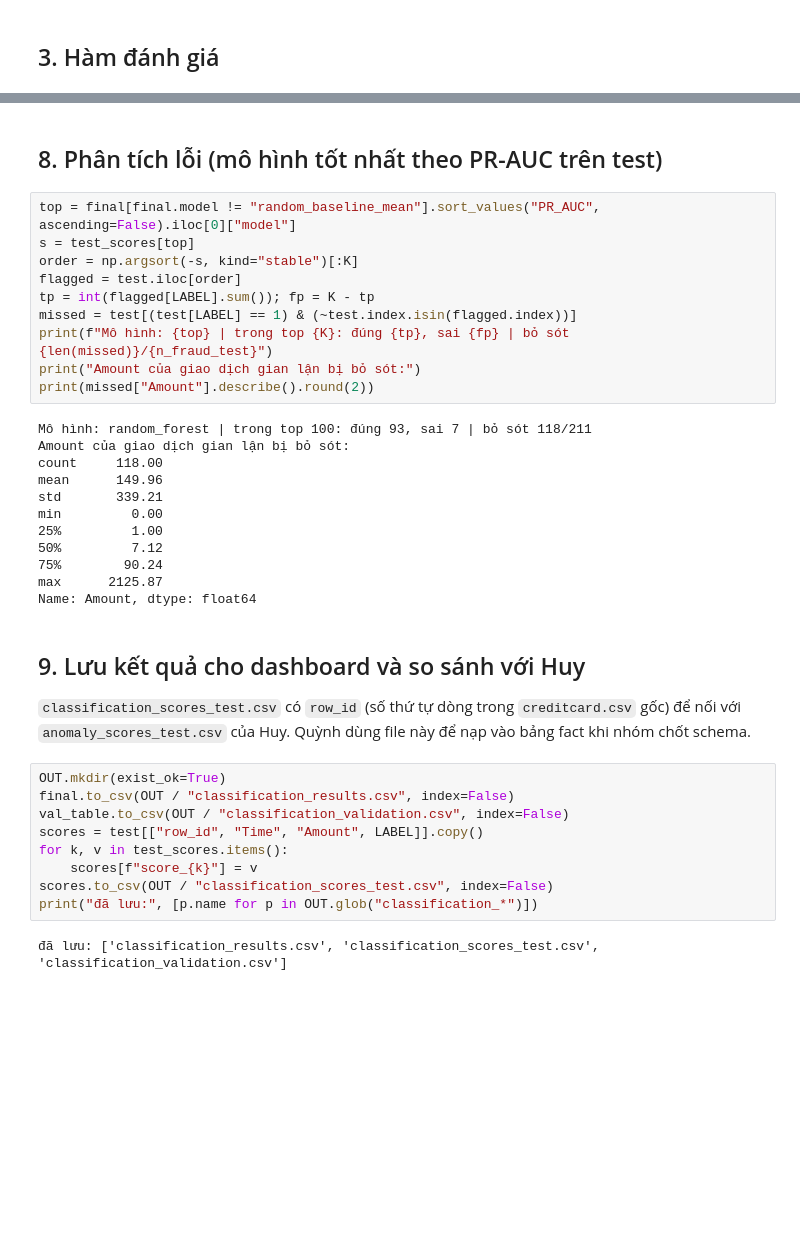
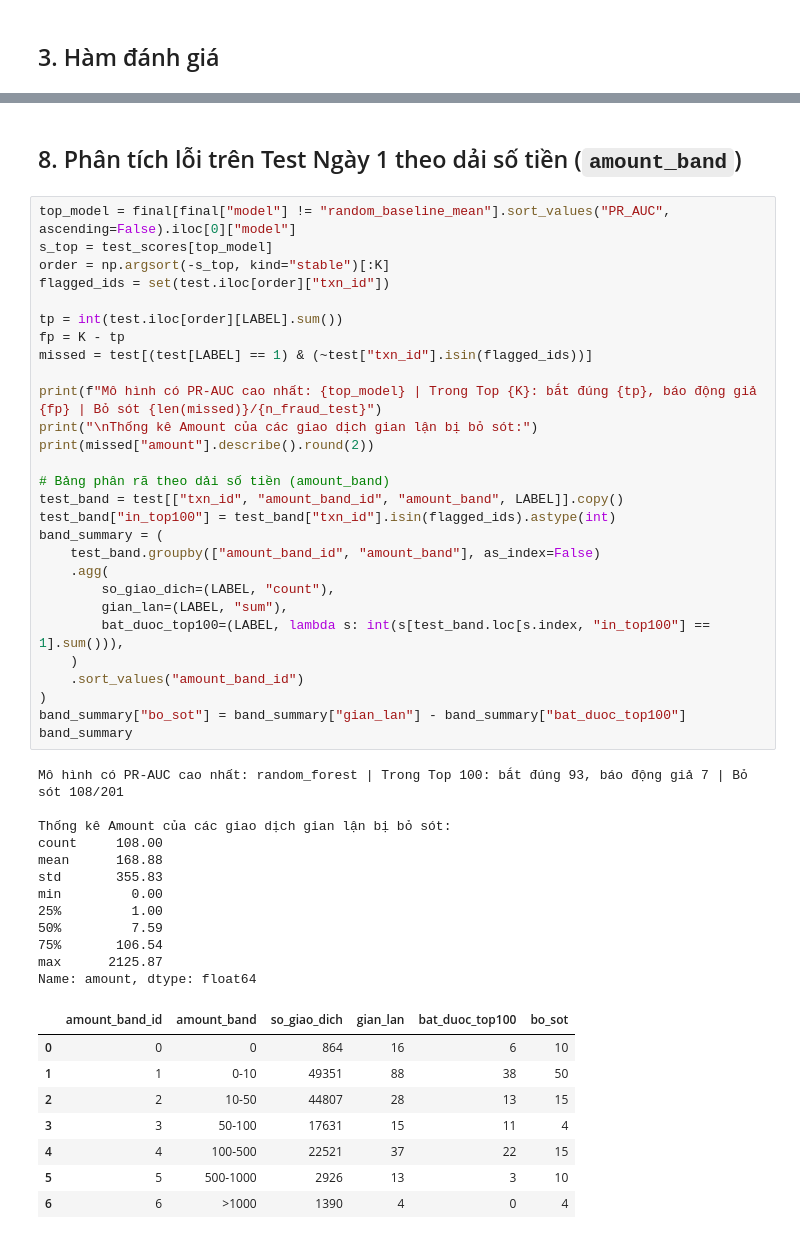
Before and after one commit to phamvanquynh04112005-prog/Data_Mining, a Jupyter notebook: notebooks/04_supervised_classification.ipynb, the cells around one changed output, grey strips where cells are left out. Drawn from its saved outputs; the diff is of its cells as text; blank space fills up the shorter version.

```diff
--- a/notebooks/04_supervised_classification.ipynb
+++ b/notebooks/04_supervised_classification.ipynb
@@ -199,38 +232,51 @@ final
-# %% [markdown]
-## 8. Phân tích lỗi (mô hình tốt nhất theo PR-AUC trên test)
+# %% [markdown]
+## 8. Phân tích lỗi trên Test Ngày 1 theo dải số tiền (`amount_band`)
 # %%
-top = final[final.model != "random_baseline_mean"].sort_values("PR_AUC", ascending=False).iloc[0]["model"]
-s = test_scores[top]
-order = np.argsort(-s, kind="stable")[:K]
-flagged = test.iloc[order]
-tp = int(flagged[LABEL].sum()); fp = K - tp
-missed = test[(test[LABEL] == 1) & (~test.index.isin(flagged.index))]
-print(f"Mô hình: {top} | trong top {K}: đúng {tp}, sai {fp} | bỏ sót {len(missed)}/{n_fraud_test}")
-print("Amount của giao dịch gian lận bị bỏ sót:")
-print(missed["Amount"].describe().round(2))
+top_model = final[final["model"] != "random_baseline_mean"].sort_values("PR_AUC", ascending=False).iloc[0]["model"]
+s_top = test_scores[top_model]
+order = np.argsort(-s_top, kind="stable")[:K]
+flagged_ids = set(test.iloc[order]["txn_id"])
+
+tp = int(test.iloc[order][LABEL].sum())
+fp = K - tp
+missed = test[(test[LABEL] == 1) & (~test["txn_id"].isin(flagged_ids))]
+
+print(f"Mô hình có PR-AUC cao nhất: {top_model} | Trong Top {K}: bắt đúng {tp}, báo động giả {fp} | Bỏ sót {len(missed)}/{n_fraud_test}")
+print("\nThống kê Amount của các giao dịch gian lận bị bỏ sót:")
+print(missed["amount"].describe().round(2))
+
+# Bảng phân rã theo dải số tiền (amount_band)
+test_band = test[["txn_id", "amount_band_id", "amount_band", LABEL]].copy()
+test_band["in_top100"] = test_band["txn_id"].isin(flagged_ids).astype(int)
+band_summary = (
+    test_band.groupby(["amount_band_id", "amount_band"], as_index=False)
+    .agg(
+        so_giao_dich=(LABEL, "count"),
+        gian_lan=(LABEL, "sum"),
+        bat_duoc_top100=(LABEL, lambda s: int(s[test_band.loc[s.index, "in_top100"] == 1].sum())),
+    )
+    .sort_values("amount_band_id")
+)
+band_summary["bo_sot"] = band_summary["gian_lan"] - band_summary["bat_duoc_top100"]
+band_summary
 # %% [output]
-Mô hình: random_forest | trong top 100: đúng 93, sai 7 | bỏ sót 118/211
-Amount của giao dịch gian lận bị bỏ sót:
-count     118.00
-mean      149.96
-std       339.21
+Mô hình có PR-AUC cao nhất: random_forest | Trong Top 100: bắt đúng 93, báo động giả 7 | Bỏ sót 108/201
+
+Thống kê Amount của các giao dịch gian lận bị bỏ sót:
+count     108.00
+mean      168.88
+std       355.83
 min         0.00
 25%         1.00
-50%         7.12
-75%        90.24
+50%         7.59
+75%       106.54
 max      2125.87
-Name: Amount, dtype: float64
+Name: amount, dtype: float64
+|  | amount_band_id | amount_band | so_giao_dich | gian_lan | bat_duoc_top100 | bo_sot |
+| 0 | 0 | 0 | 864 | 16 | 6 | 10 |
+| 1 | 1 | 0-10 | 49351 | 88 | 38 | 50 |
+| 2 | 2 | 10-50 | 44807 | 28 | 13 | 15 |
+| 3 | 3 | 50-100 | 17631 | 15 | 11 | 4 |
+| 4 | 4 | 100-500 | 22521 | 37 | 22 | 15 |
+| 5 | 5 | 500-1000 | 2926 | 13 | 3 | 10 |
+| 6 | 6 | >1000 | 1390 | 4 | 0 | 4 |
-# %% [markdown]
-## 9. Lưu kết quả cho dashboard và so sánh với Huy
-`classification_scores_test.csv` có `row_id` (số thứ tự dòng trong `creditcard.csv` gốc) để nối với `anomaly_scores_test.csv` của Huy. Quỳnh dùng file này để nạp vào bảng fact khi nhóm chốt schema.
-# %%
-OUT.mkdir(exist_ok=True)
-final.to_csv(OUT / "classification_results.csv", index=False)
-val_table.to_csv(OUT / "classification_validation.csv", index=False)
-scores = test[["row_id", "Time", "Amount", LABEL]].copy()
-for k, v in test_scores.items():
-    scores[f"score_{k}"] = v
-scores.to_csv(OUT / "classification_scores_test.csv", index=False)
-print("đã lưu:", [p.name for p in OUT.glob("classification_*")])
-# %% [output]
-đã lưu: ['classification_results.csv', 'classification_scores_test.csv', 'classification_validation.csv']
```
Also changed, not shown: parts of 26 cells of this notebook, 8 other files.
